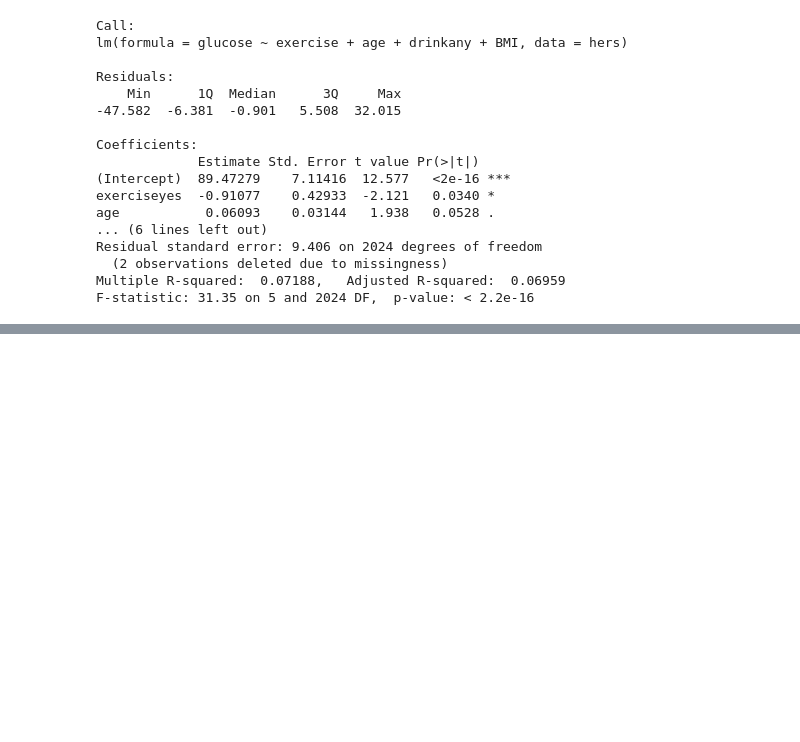
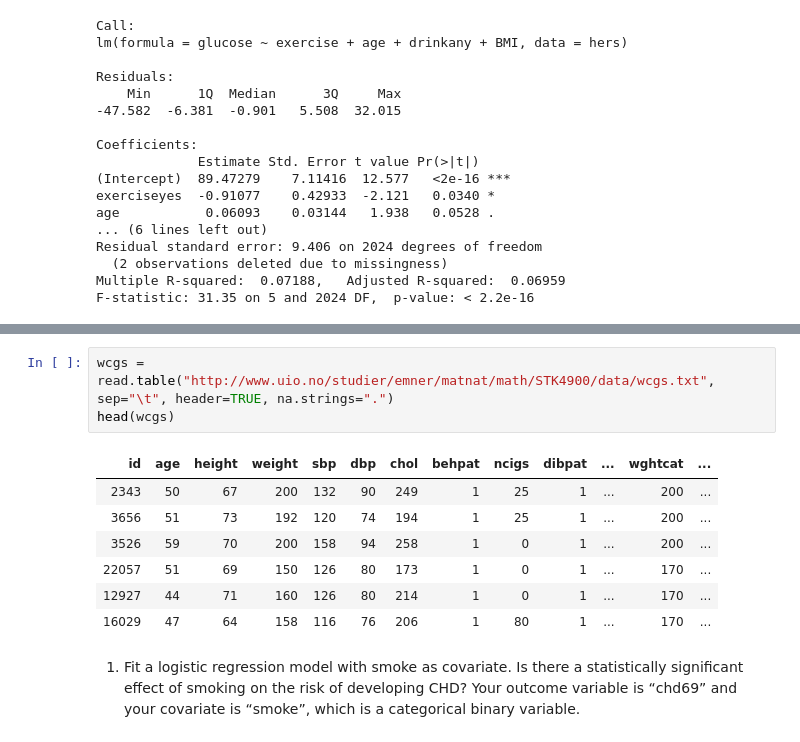
Before and after one commit to martinhe07/INDENG256, a Jupyter notebook: IERO256 Homework 06.ipynb, the cells around one changed output, grey strips where cells are left out. Cells and saved outputs as stored; diff of their text form; blank space fills up the shorter version.

```diff
--- a/IERO256 Homework 06.ipynb
+++ b/IERO256 Homework 06.ipynb
@@ -38,0 +89,15 @@ F-statistic: 31.35 on 5 and 2024 DF,  p-value: < 2.2e-16
+# %%
+wcgs = read.table("http://www.uio.no/studier/emner/matnat/math/STK4900/data/wcgs.txt", sep="\t", header=TRUE, na.strings=".")
+head(wcgs)
+# %% [output]
+| id | age | height | weight | sbp | dbp | chol | behpat | ncigs | dibpat | ... | wghtcat | ... |
+| 2343 | 50 | 67 | 200 | 132 | 90 | 249 | 1 | 25 | 1 | ... | 200 | ... |
+| 3656 | 51 | 73 | 192 | 120 | 74 | 194 | 1 | 25 | 1 | ... | 200 | ... |
+| 3526 | 59 | 70 | 200 | 158 | 94 | 258 | 1 | 0 | 1 | ... | 200 | ... |
+| 22057 | 51 | 69 | 150 | 126 | 80 | 173 | 1 | 0 | 1 | ... | 170 | ... |
+| 12927 | 44 | 71 | 160 | 126 | 80 | 214 | 1 | 0 | 1 | ... | 170 | ... |
+| 16029 | 47 | 64 | 158 | 116 | 76 | 206 | 1 | 80 | 1 | ... | 170 | ... |
+# %% [markdown]
+1. Fit a logistic regression model with smoke as covariate. Is there a statistically significant effect
+of smoking on the risk of developing CHD? Your outcome variable is “chd69” and your covariate is
+“smoke”, which is a categorical binary variable.
```
Also changed, not shown: parts of 27 cells of this notebook.
